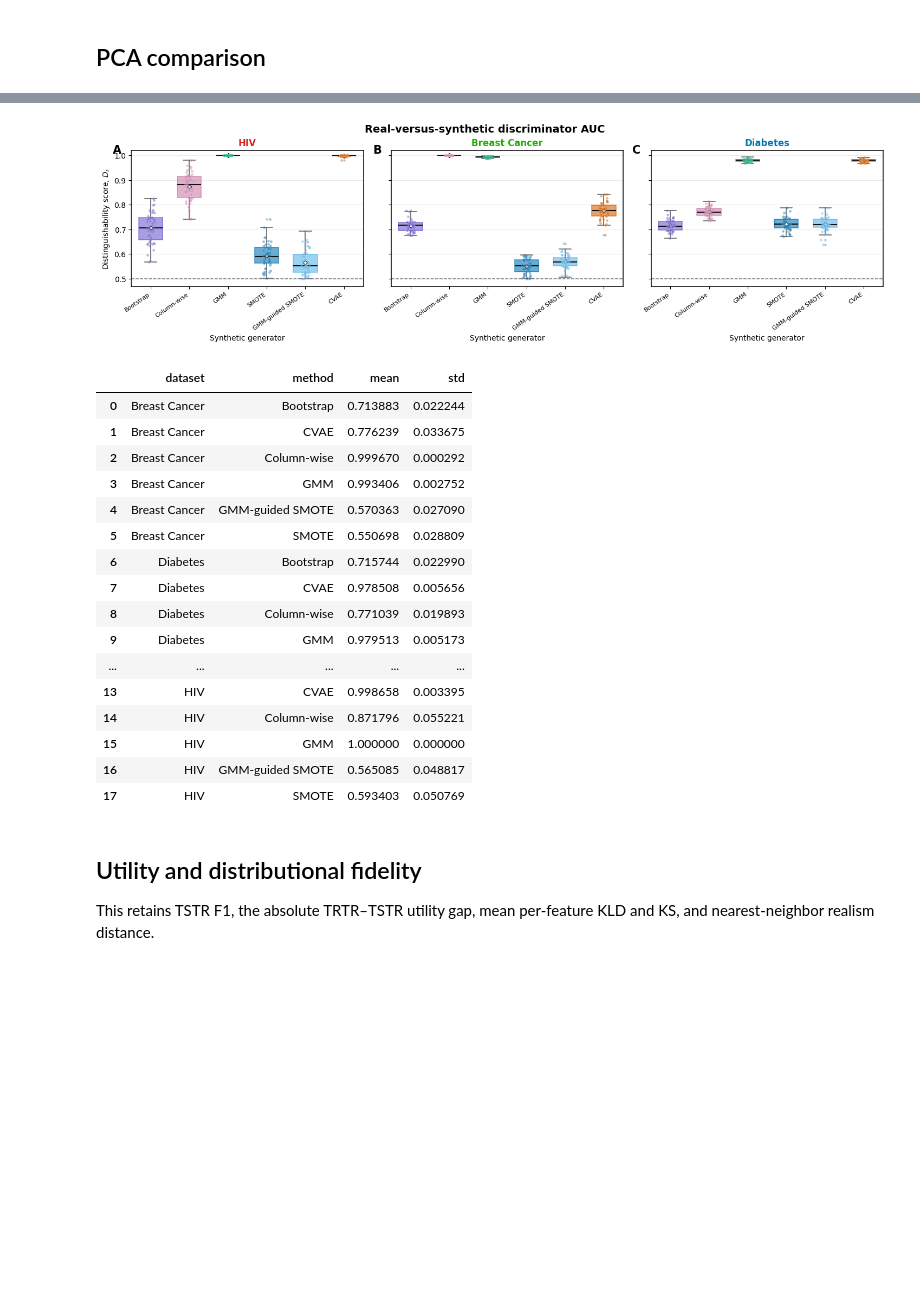
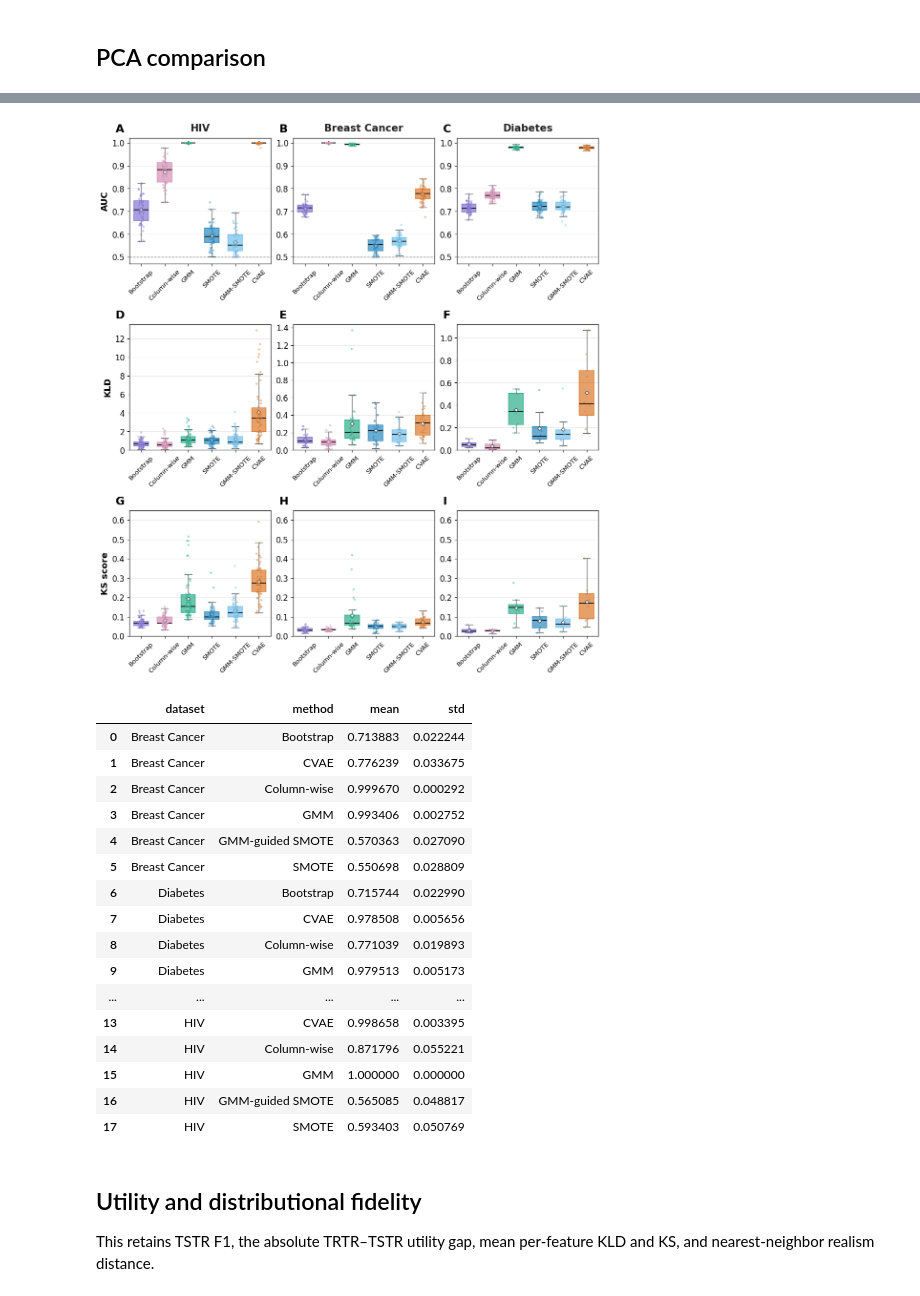
Before and after one commit to TonyTran03/distinguishable_data, a Jupyter notebook: data_synthesis/notebooks/original_paper_followup.ipynb, the cells around one changed output, grey strips where cells are left out. Drawn from its saved outputs; the diff is of its cells as text; code cells hidden in the pictures; blank space fills up the shorter version.

```diff
--- a/data_synthesis/notebooks/original_paper_followup.ipynb
+++ b/data_synthesis/notebooks/original_paper_followup.ipynb
@@ -153,17 +148,28 @@ plt.show()
 # %%
 auc_runs = cached(
     "origin_auc",
     lambda: followup.compute_origin_auc(
         datasets, cohorts, repeats=cfg["auc_repeats"], seed=SEED
     ),
 )
 auc_summary = (auc_runs.groupby(["dataset", "method"])["separability_auc"]
                .agg(mean="mean", std="std").reset_index())
-fig1_auc = followup.plot_figure1_auc_boxplots(auc_runs)
+marginal_tests = cached(
+    "marginal_tests",
+    lambda: followup.compute_marginal_tests(datasets, cohorts),
+)
+fig1 = followup.plot_figure1_fidelity_grid(
+    auc_runs,
+    feature_kld,
+    marginal_tests,
+    dataset_order=list(datasets),
+    method_order=METHODS,
+    jitter_seed=SEED,
+)
 plt.show()
 display(auc_summary)
 # %% [output]
-[figure, old version]
+[figure, new version]
 |  | dataset | method | mean | std |
 | 0 | Breast Cancer | Bootstrap | 0.713883 | 0.022244 |
 | 1 | Breast Cancer | CVAE | 0.776239 | 0.033675 |
```
Also changed, not shown: parts of 13 cells of this notebook, 11 other files.
